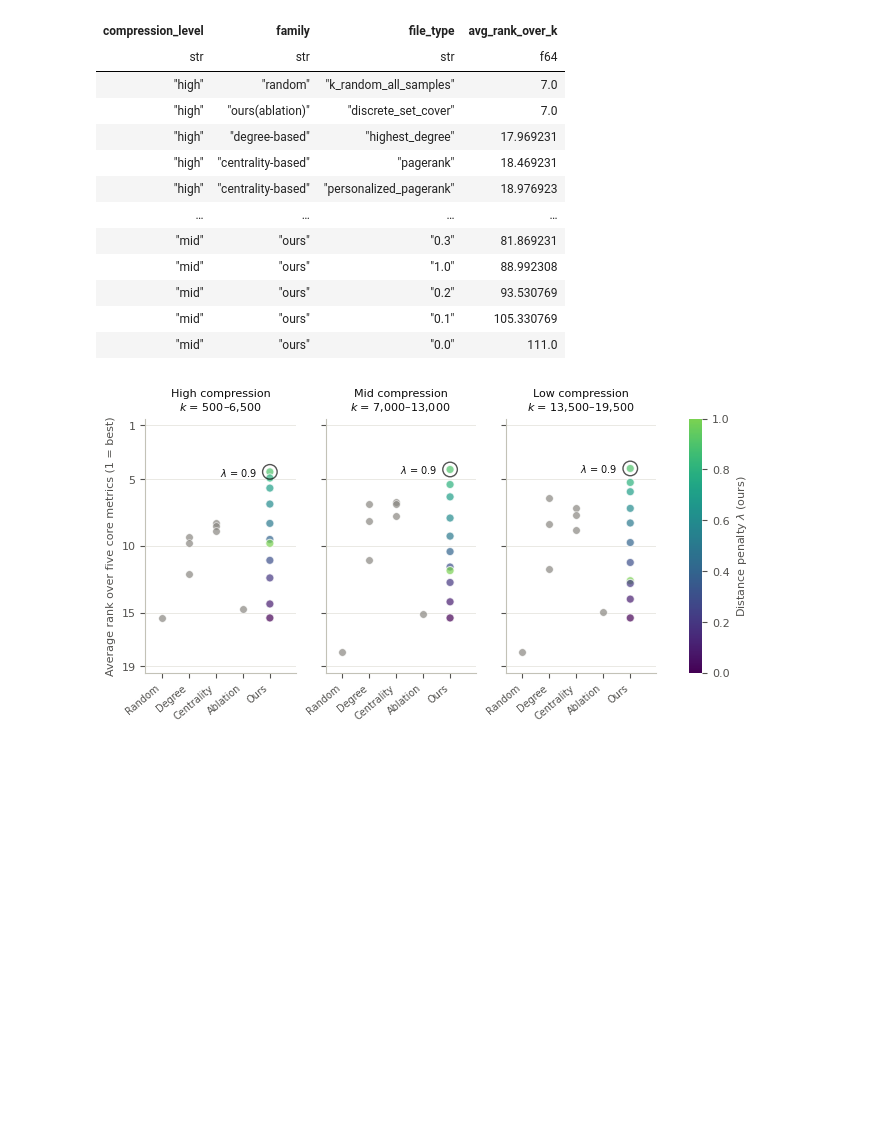
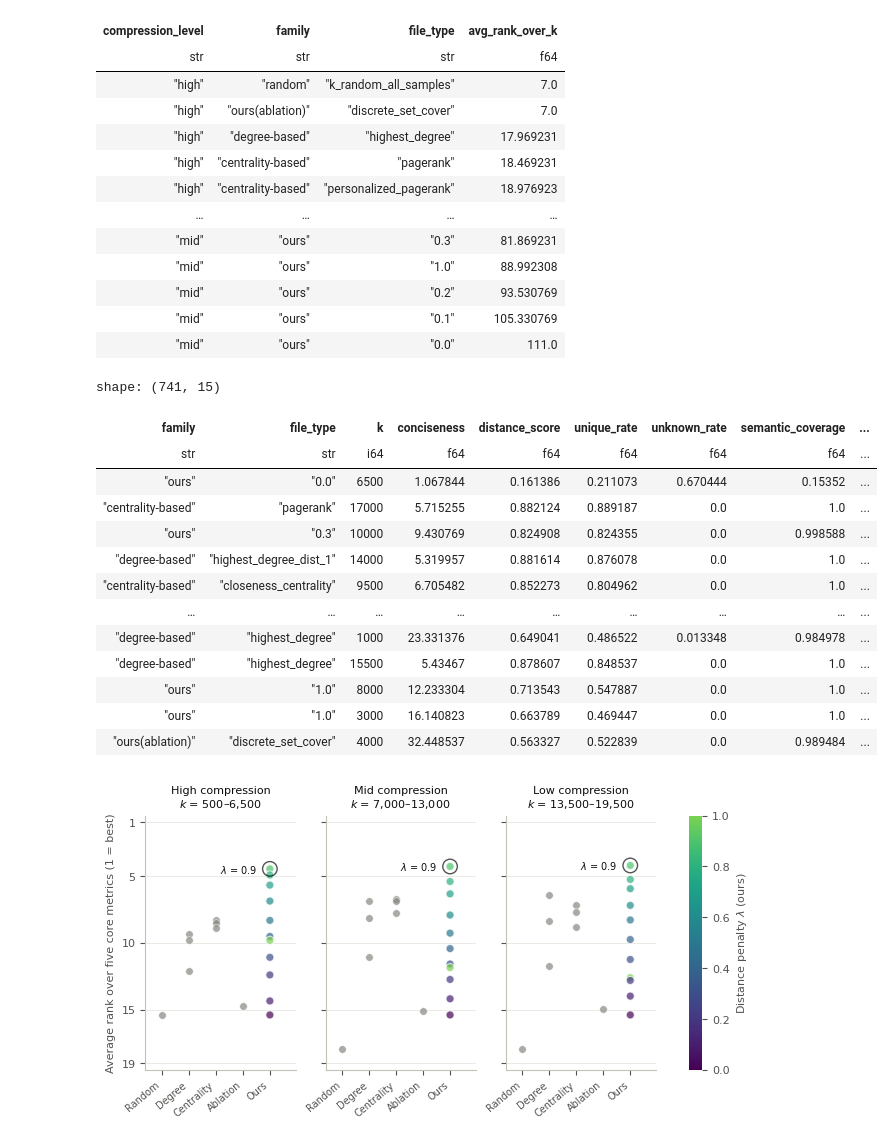
Before and after one commit to yy-suisse/greedy_tree_tokenizer, a Jupyter notebook: 5.analysis_result.ipynb, the cells around one changed output. Cells and saved outputs as stored; diff of their text form; code cells hidden in the pictures; blank space fills up the shorter version.

```diff
--- a/5.analysis_result.ipynb
+++ b/5.analysis_result.ipynb
@@ -144,35 +154,50 @@ shape: (57, 4)
 df_rank_input = (
     perf_df_all
     # 2) random: average the 20 draws -> one row per (method, k)
     .group_by(["family", "file_type", "k"])
     .agg([pl.col(m).mean() for m in METRIC_CORE])
     .with_columns(
         pl.when(pl.col("k").is_between(*compression_level_dict["high"])).then(pl.lit("high"))
           .when(pl.col("k").is_between(*compression_level_dict["mid"])).then(pl.lit("mid"))
           .when(pl.col("k").is_between(*compression_level_dict["low"])).then(pl.lit("low"))
           .alias("compression_level"))
 )
 
 ranked = (
     df_rank_input
     # 3) rank METHODS against each other at the same k (rank 1 = best)
     .with_columns([
         pl.col(m).rank(method="average", descending=higher_is_better[m])
           .over("k").alias(f"{m}_rank")
         for m in METRIC_CORE])
     .with_columns(pl.mean_horizontal([f"{m}_rank" for m in METRIC_CORE]).alias("avg_rank"))
 )
 
 rank_table = (
     ranked
     # 4) average over the 13 k values of each level
     .group_by(["compression_level", "family", "file_type"])
     .agg([pl.col(f"{m}_rank").mean() for m in METRIC_CORE]
          + [pl.col("avg_rank").mean()])
     .sort(["compression_level", "avg_rank"])
 )
-
-rank_table.write_csv(config.Results().perf_ranked_csv)
+ranked
+# rank_table.write_csv(config.Results().perf_ranked_csv)
+# %% [output]
+shape: (741, 15)
+| family | file_type | k | conciseness | distance_score | unique_rate | unknown_rate | semantic_coverage | ... |
+| str | str | i64 | f64 | f64 | f64 | f64 | f64 | ... |
+| "ours" | "0.0" | 6500 | 1.067844 | 0.161386 | 0.211073 | 0.670444 | 0.15352 | ... |
+| "centrality-based" | "pagerank" | 17000 | 5.715255 | 0.882124 | 0.889187 | 0.0 | 1.0 | ... |
+| "ours" | "0.3" | 10000 | 9.430769 | 0.824908 | 0.824355 | 0.0 | 0.998588 | ... |
+| "degree-based" | "highest_degree_dist_1" | 14000 | 5.319957 | 0.881614 | 0.876078 | 0.0 | 1.0 | ... |
+| "centrality-based" | "closeness_centrality" | 9500 | 6.705482 | 0.852273 | 0.804962 | 0.0 | 1.0 | ... |
+| … | … | … | … | … | … | … | … | ... |
+| "degree-based" | "highest_degree" | 1000 | 23.331376 | 0.649041 | 0.486522 | 0.013348 | 0.984978 | ... |
+| "degree-based" | "highest_degree" | 15500 | 5.43467 | 0.878607 | 0.848537 | 0.0 | 1.0 | ... |
+| "ours" | "1.0" | 8000 | 12.233304 | 0.713543 | 0.547887 | 0.0 | 1.0 | ... |
+| "ours" | "1.0" | 3000 | 16.140823 | 0.663789 | 0.469447 | 0.0 | 1.0 | ... |
+| "ours(ablation)" | "discrete_set_cover" | 4000 | 32.448537 | 0.563327 | 0.522839 | 0.0 | 0.989484 | ... |
 # %%
 import polars as pl
 import numpy as np
```
Also changed, not shown: parts of 4 cells of this notebook, 9 other files.
